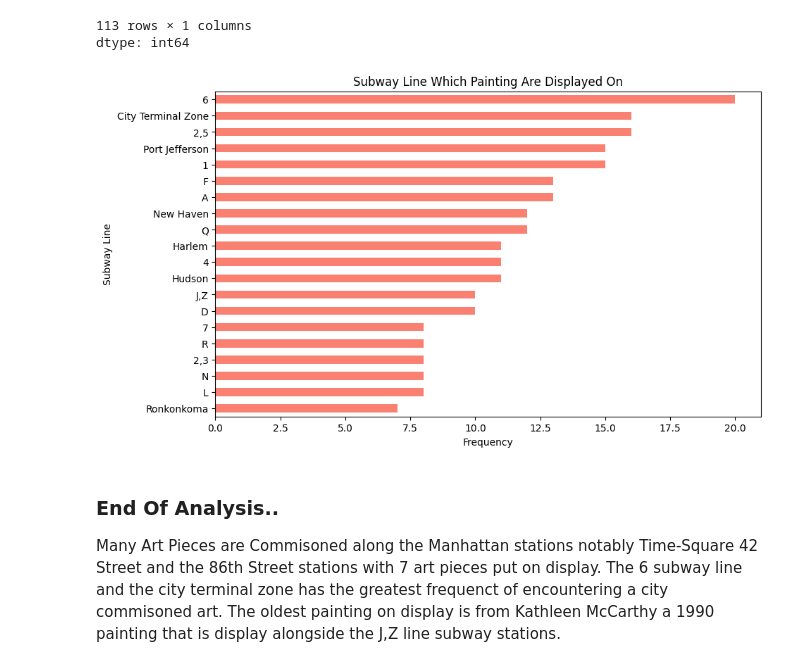
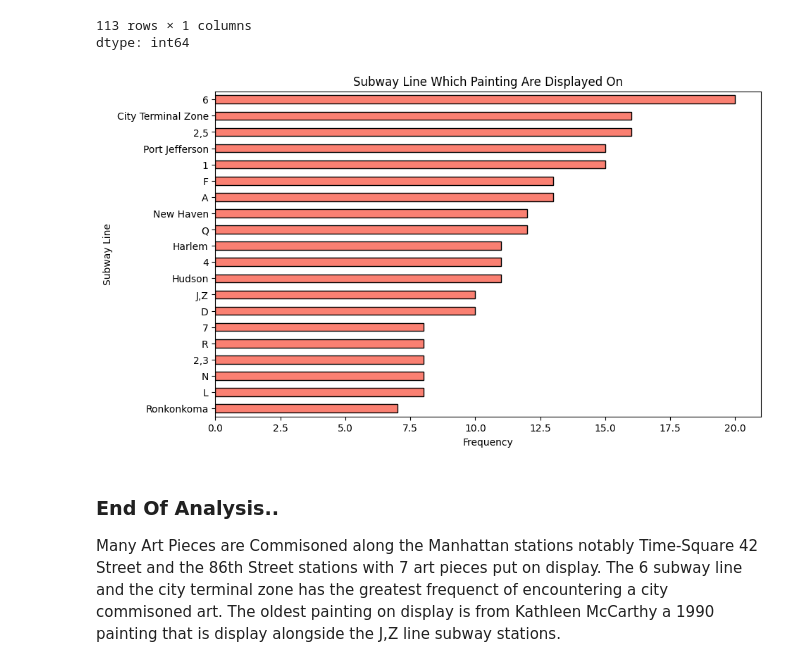
Before and after one commit to Datanerd97/MTA_Painting_EDA, a Jupyter notebook: MTA_Subway_Art.ipynb, the cells around one changed output. Cells and saved outputs as stored; diff of their text form; code cells hidden in the pictures.

```diff
--- a/MTA_Subway_Art.ipynb
+++ b/MTA_Subway_Art.ipynb
@@ -346,13 +343,14 @@ dtype: int64
 # %%
 ax = results_dff.line.value_counts()[:20].plot.barh(color = 'salmon',
                                                     xlabel = 'Frequency',
                                                     ylabel = 'Subway Line',
                                                     figsize = (10,6),
-                                                    title = 'Subway Line Which Painting Are Displayed On'
+                                                    title = 'Subway Line Which Painting Are Displayed On',
+                                                    edgecolor = 'black'
                                                     )
 ax.invert_yaxis()
 # %% [output]
-[figure, old version]
+[figure, new version]
 # %% [markdown]
 ### End Of Analysis..
 
```
Also changed, not shown: parts of 3 cells of this notebook.
